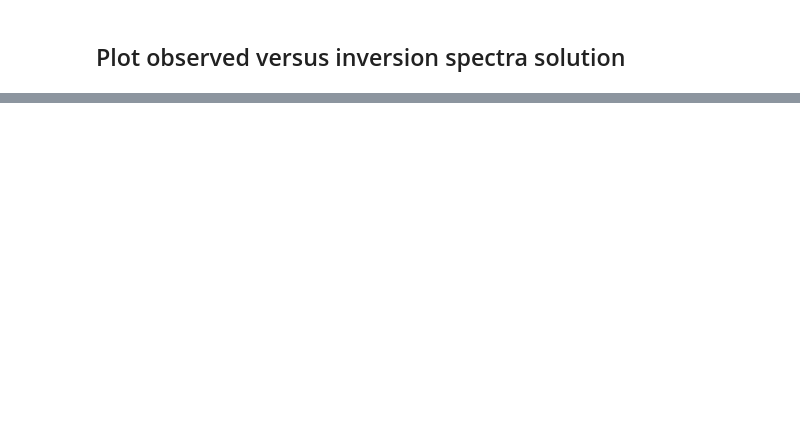
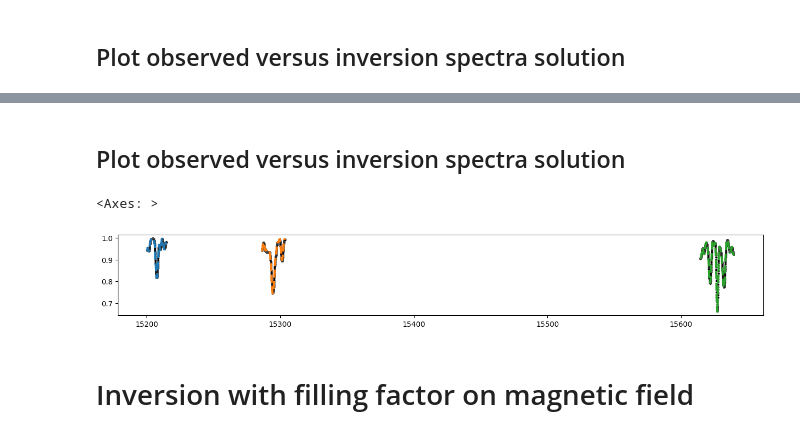
Before and after one commit to JoanRaygoza/H-MagNet-example, a Jupyter notebook: example.ipynb, the cells around one changed output, grey strips where cells are left out. Saved outputs shown, nothing was run; the diff lists cells and outputs as text; code cells hidden in the pictures; blank space fills up the shorter version.

```diff
--- a/example.ipynb
+++ b/example.ipynb
@@ -101,0 +133,2 @@ sns.scatterplot(x=net.get_wavelength(), y=inv_spectra[0], s=10, linewidth=0.1, c
+# %%
+solution, inv_spectra, fitness = net.inversion(spectrum, 1024, 10, teff_range=(3000,5000), vsini_range=(15,35), verbose=1)
@@ -101,0 +153,11 @@ sns.scatterplot(x=net.get_wavelength(), y=inv_spectra[0], s=10, linewidth=0.1, c
+# %% [markdown]
+## Plot observed versus inversion spectra solution
+# %%
+plt.figure(figsize=(16, 2))
+sns.lineplot(x=net.get_wavelength(), y=spectrum[0], hue=net.get_segments(), legend=False, linewidth=3, linestyle='--')
+sns.scatterplot(x=net.get_wavelength(), y=inv_spectra, s=10, linewidth=0.1, color='black')
+# %% [output]
+<Axes: >
+[figure, added]
+# %% [markdown]
+# Inversion with filling factor on magnetic field
```
Also changed, not shown: parts of 16 cells of this notebook.
